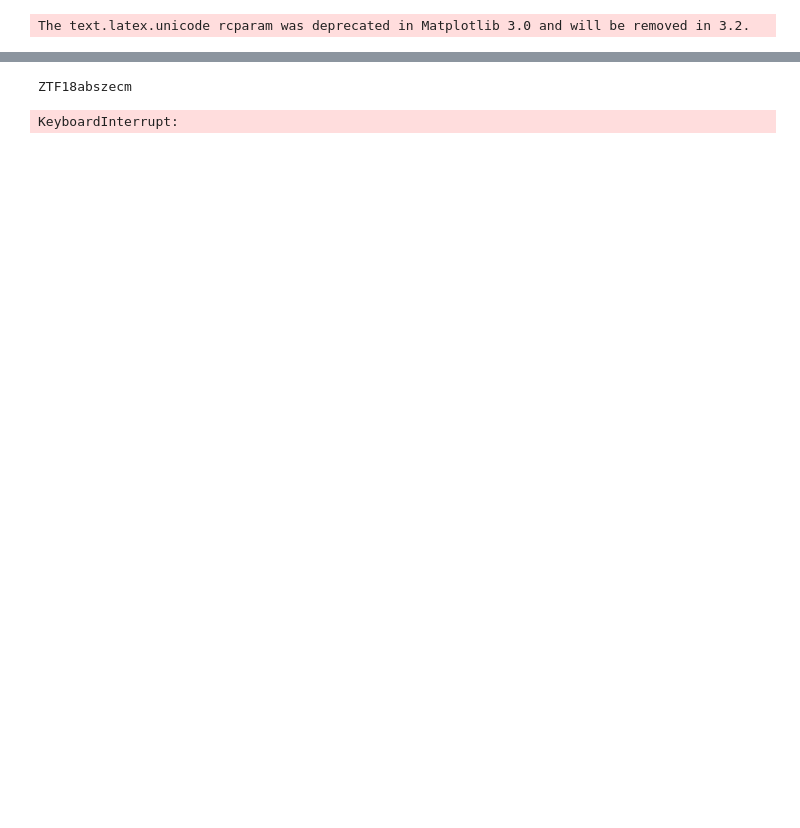
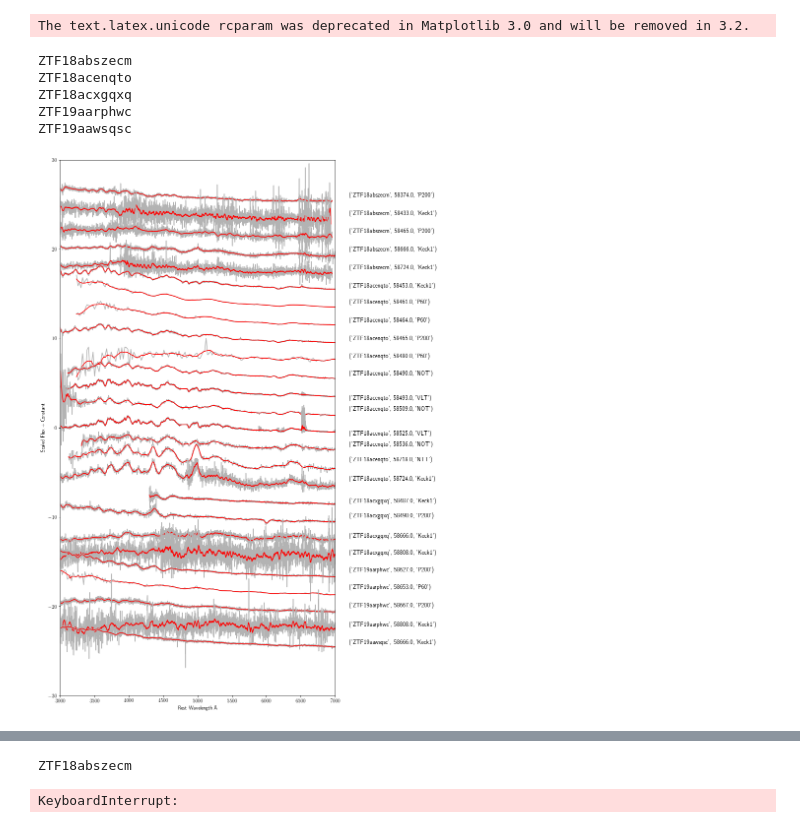
Before and after one commit to Aishwarya113/Superluminous, a Jupyter notebook: download_spectra.ipynb, the cells around one changed output, grey strips where cells are left out. Saved outputs shown, nothing was run; the diff lists cells and outputs as text; code cells hidden in the pictures; blank space fills up the shorter version.

```diff
--- a/download_spectra.ipynb
+++ b/download_spectra.ipynb
@@ -296,0 +466,9 @@ def plot_smoothed_spectra(a, b, fig_name, constant = 25, low_xlim = 2000, up_xli
+# %%
+plot_spectra(0, 5, "trial1")
+# %% [output]
+ZTF18abszecm
+ZTF18acenqto
+ZTF18acxgqxq
+ZTF19aarphwc
+ZTF19aawsqsc
+[figure, added]
```
Also changed, not shown: parts of 25 cells of this notebook, 1 other file.
